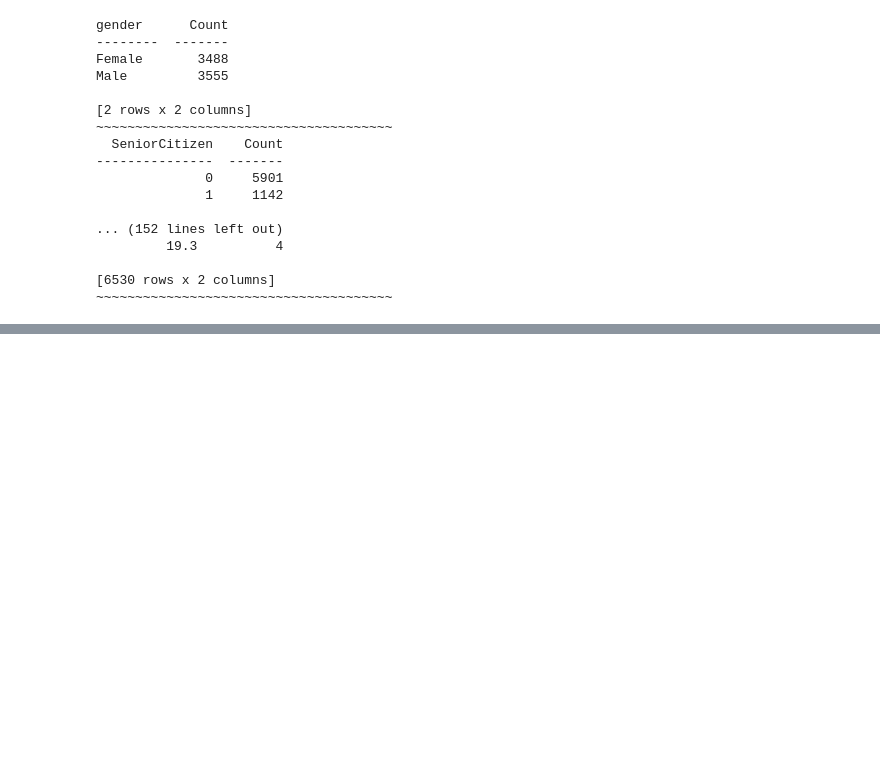
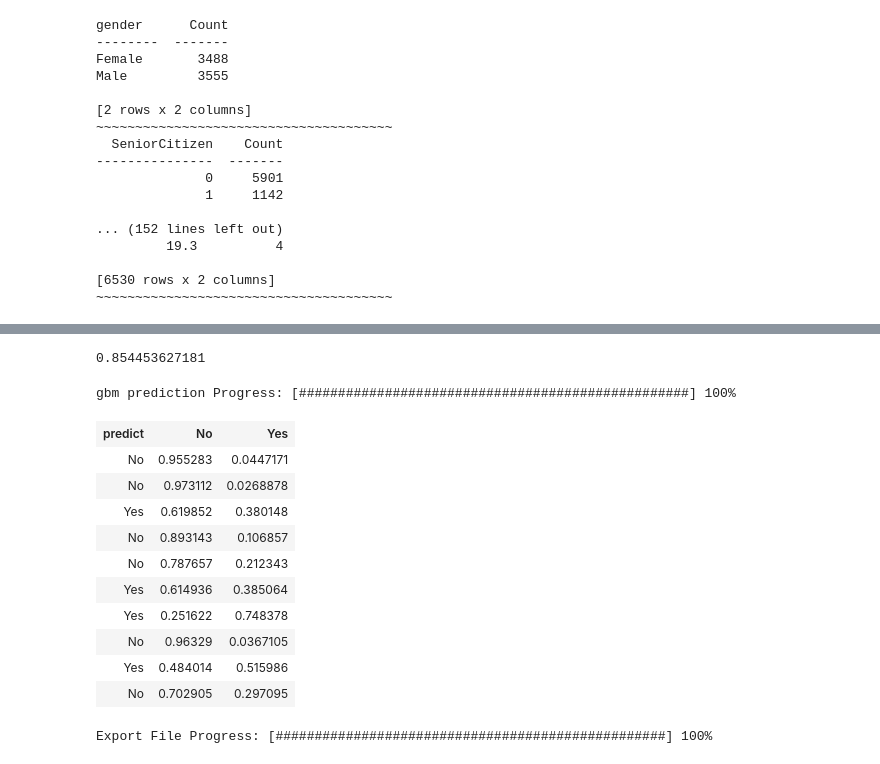
Before and after one commit to navdeep-G/customer-churn, a Jupyter notebook: analysis/churn_analysis.ipynb, the cells around one changed output, grey strips where cells are left out. Drawn from its saved outputs; the diff is of its cells as text; code cells hidden in the pictures; blank space fills up the shorter version.

```diff
--- a/analysis/churn_analysis.ipynb
+++ b/analysis/churn_analysis.ipynb
@@ -501 +411,33 @@ Grid Search Results for H2OGradientBoostingEstimator:
 See the whole table with table.as_data_frame()
+# %%
+# get the best model from the list (the model name listed at the top of the table)
+best_model = h2o.get_model('grid_2_model_41')
+test_performance_model = best_model.model_performance(test)
+
+# get the performance on the test model
+print test_performance_model.auc()
+# %% [output]
+0.854453627181
+# %%
+# save a csv of the predictions:
+# first get the predictions from the best model
+best_model_predictions = best_model.predict(test)
+best_model_predictions.head()
+# %% [output]
+gbm prediction Progress: [##################################################] 100%
+| predict | No | Yes |
+| No | 0.955283 | 0.0447171 |
+| No | 0.973112 | 0.0268878 |
+| Yes | 0.619852 | 0.380148 |
+| No | 0.893143 | 0.106857 |
+| No | 0.787657 | 0.212343 |
+| Yes | 0.614936 | 0.385064 |
+| Yes | 0.251622 | 0.748378 |
+| No | 0.96329 | 0.0367105 |
+| Yes | 0.484014 | 0.515986 |
+| No | 0.702905 | 0.297095 |
+# %%
+# export predictions as a csv to the data analysis directory
+h2o.h2o.export_file(best_model_predictions, path ="/Users/laurend/Code/repos/customer-churn/data/best_model_prediction.csv")
+# %% [output]
+Export File Progress: [##################################################] 100%
```
Also changed, not shown: parts of 48 cells of this notebook.
